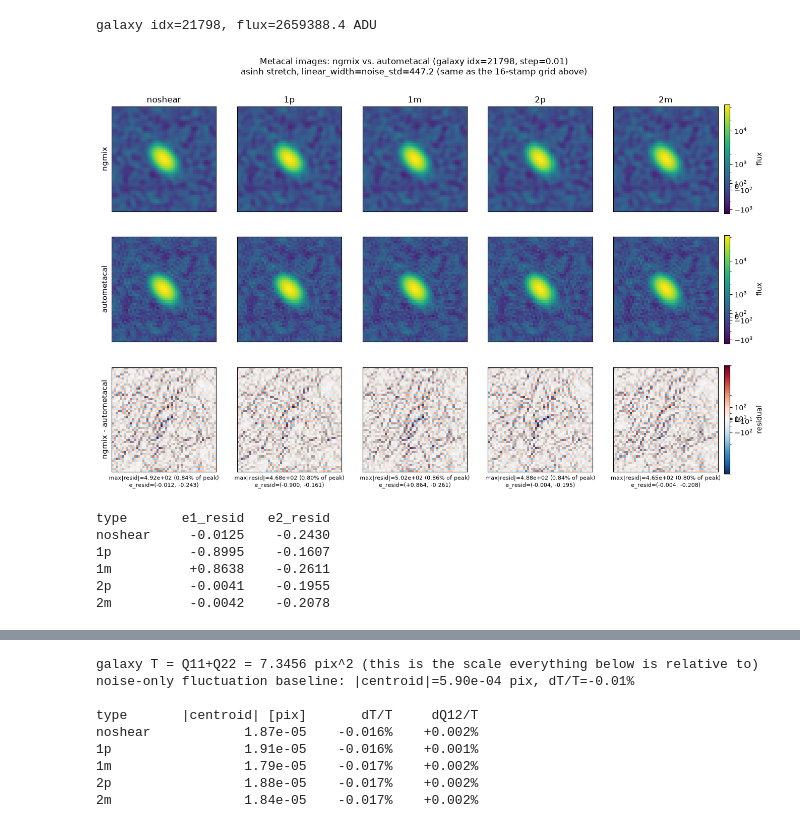
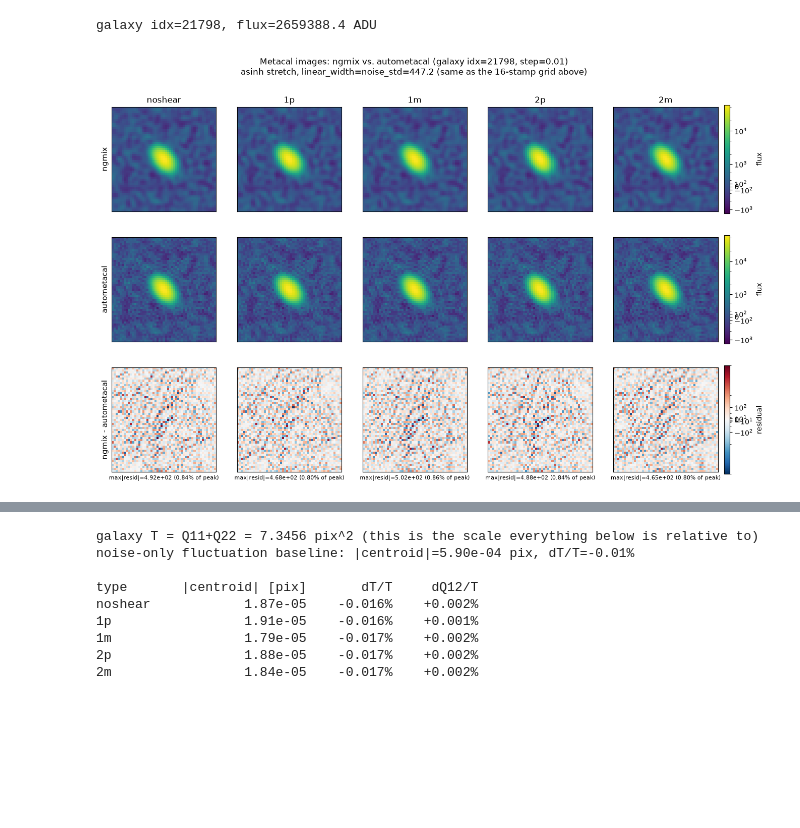
Before and after one commit to andrevitorelli/autometacal, a Jupyter notebook: notebooks/galaxy_and_psf_diagnostics.ipynb, the cells around one changed output, grey strips where cells are left out. Saved outputs shown, nothing was run; the diff lists cells and outputs as text; code cells hidden in the pictures; blank space fills up the shorter version.

```diff
--- a/notebooks/galaxy_and_psf_diagnostics.ipynb
+++ b/notebooks/galaxy_and_psf_diagnostics.ipynb
@@ -297,56 +297,33 @@ for j, t in enumerate(types):
     im = axes[0, j].imshow(ngmix_images[t], origin='lower', cmap='viridis', norm=img_norm)
     axes[0, j].set_title(t)
 axes[0, 0].set_ylabel('ngmix', fontsize=11)
 
 for j, t in enumerate(types):
     axes[1, j].imshow(am_images[t], origin='lower', cmap='viridis', norm=img_norm)
 axes[1, 0].set_ylabel('autometacal', fontsize=11)
 
 resid = {t: ngmix_images[t] - am_images[t] for t in types}
 vmax_resid = max(np.abs(resid[t]).max() for t in types)
 resid_norm = AsinhNorm(linear_width=noise_std, vmin=-vmax_resid, vmax=vmax_resid)
 
-# ellipticity of each residual image directly, via the same estimator used
-# everywhere else -- expected close to zero if the residual really is just
-# noise, not leftover shape-carrying structure
-resid_e = {
-    t: np.asarray(autometacal.get_moment_ellipticities(
-        resid[t].astype('float32'), scale=cfg.pixel_scale, fwhm=cfg.weight_fwhm,
-    ))
-    for t in types
-}
-
 for j, t in enumerate(types):
     imr = axes[2, j].imshow(resid[t], origin='lower', cmap='RdBu_r', norm=resid_norm)
-    e1, e2 = resid_e[t]
     axes[2, j].set_xlabel(
-        f"max|resid|={np.abs(resid[t]).max():.2e} ({100*np.abs(resid[t]).max()/peak:.2f}% of peak)\n"
-        f"e_resid=({e1:+.3f}, {e2:+.3f})",
+        f"max|resid|={np.abs(resid[t]).max():.2e} ({100*np.abs(resid[t]).max()/peak:.2f}% of peak)",
         fontsize=8,
     )
 axes[2, 0].set_ylabel('ngmix - autometacal', fontsize=11)
 
 for ax in axes.flat:
     ax.set_xticks([]); ax.set_yticks([])
 
 fig.colorbar(im, ax=axes[0, :].tolist(), fraction=0.02, pad=0.01, label='flux')
 fig.colorbar(im, ax=axes[1, :].tolist(), fraction=0.02, pad=0.01, label='flux')
 fig.colorbar(imr, ax=axes[2, :].tolist(), fraction=0.02, pad=0.01, label='residual')
 
 fig.suptitle(f'Metacal images: ngmix vs. autometacal (galaxy idx={idx}, step={mcal_step})\n'
              f'asinh stretch, linear_width=noise_std={noise_std:.1f} (same as the 16-stamp grid above)')
 plt.show()
-
-print(f"{'type':8s} {'e1_resid':>10s} {'e2_resid':>10s}")
-for t in types:
-    e1, e2 = resid_e[t]
-    print(f"{t:8s} {e1:+10.4f} {e2:+10.4f}")
 # %% [output]
-[figure, old version]
+[figure, new version]
-type       e1_resid   e2_resid
-noshear     -0.0125    -0.2430
-1p          -0.8995    -0.1607
-1m          +0.8638    -0.2611
-2p          -0.0041    -0.1955
-2m          -0.0042    -0.2078
 # %% [markdown]
```
Also changed, not shown: parts of 1 cell of this notebook.
